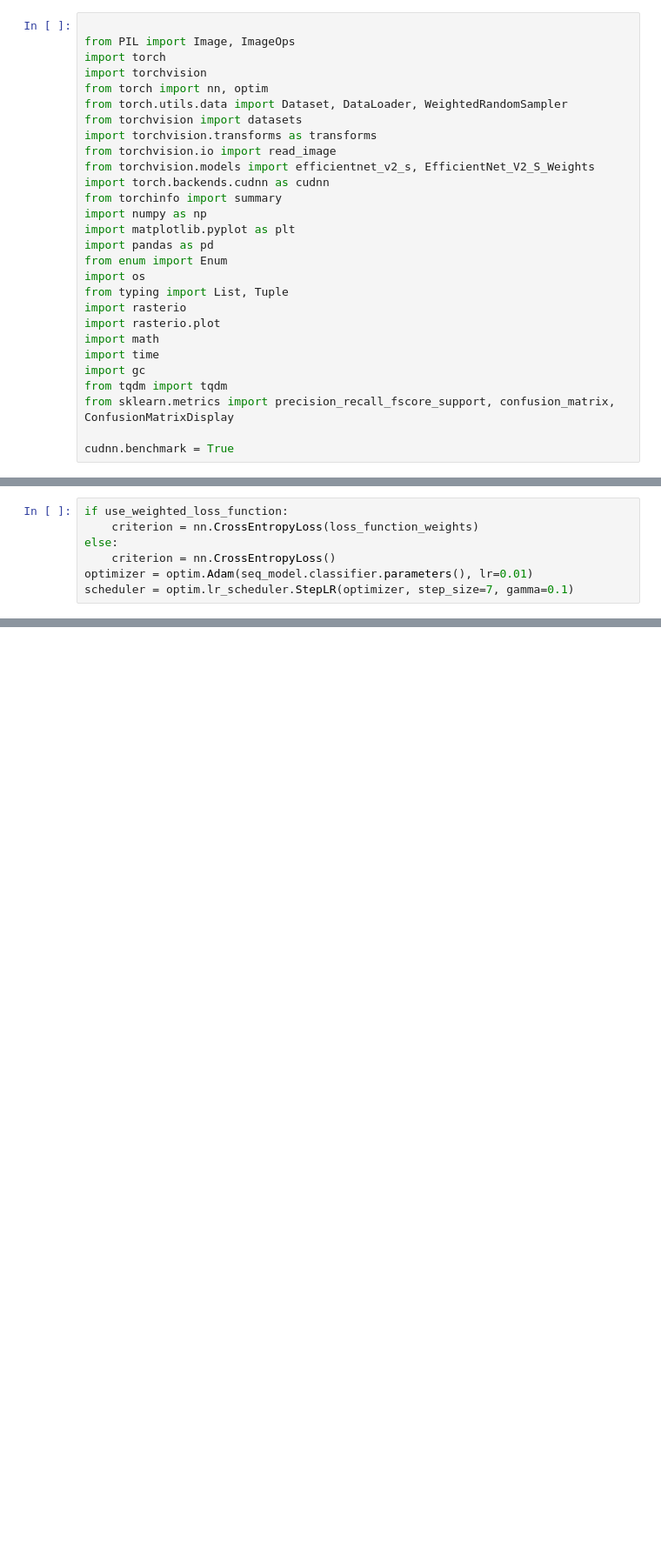
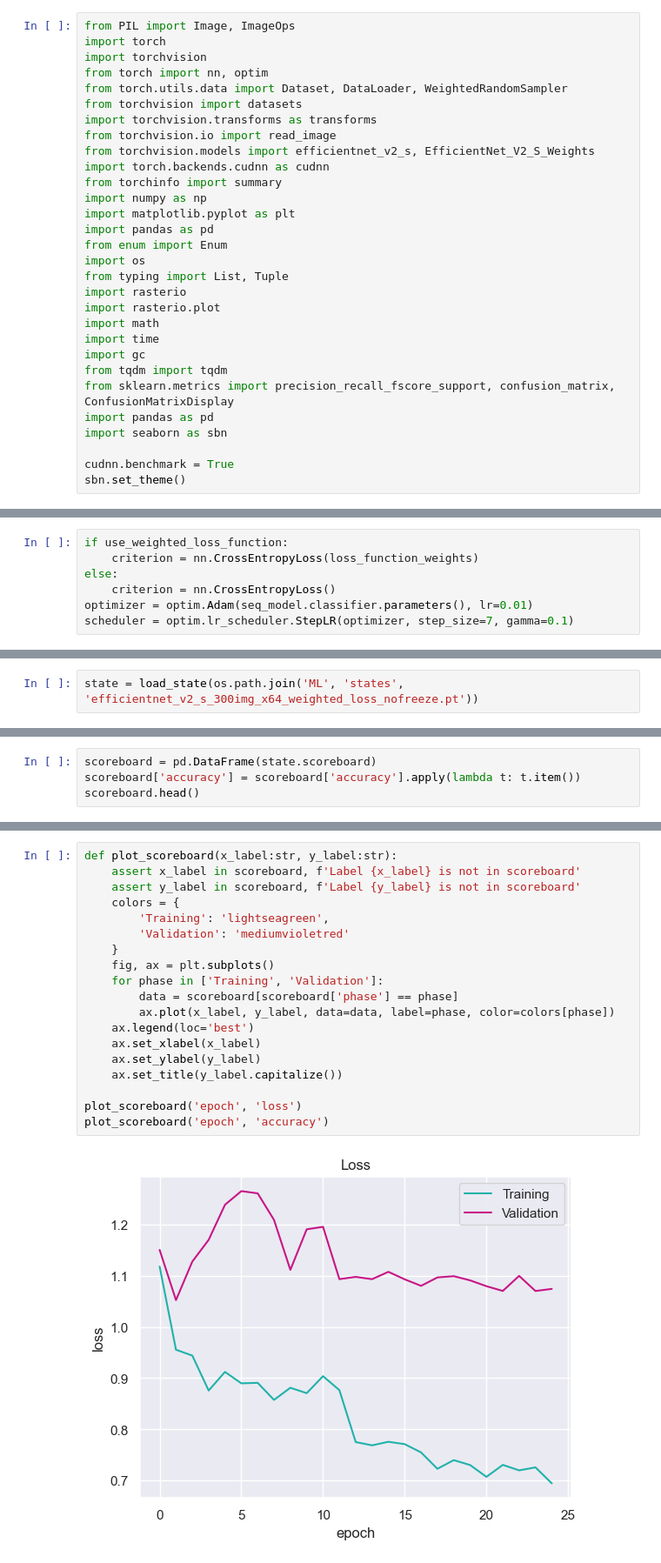
Before and after one commit to ErikWessel/MSCC-Notebooks, a Jupyter notebook: ml_program.ipynb, the cells around one changed output, grey strips where cells are left out. Shown: that part at 87% size. Cells and saved outputs as stored; diff of their text form; blank space fills up the shorter version.

```diff
--- a/ml_program.ipynb
+++ b/ml_program.ipynb
@@ -1,5 +1,4 @@
 # %%
-
 from PIL import Image, ImageOps
 import torch
 import torchvision
@@ -24,8 +23,11 @@ import time
 import gc
 from tqdm import tqdm
 from sklearn.metrics import precision_recall_fscore_support, confusion_matrix, ConfusionMatrixDisplay
+import pandas as pd
+import seaborn as sbn
 
 cudnn.benchmark = True
+sbn.set_theme()
 # %%
 ml_weights_dir = os.path.join('ML', 'weights')
 # %%
@@ -381,0 +468,2 @@ display_confusion_matrix(model_trained, validation_dataloader)
+# %%
+state = load_state(os.path.join('ML', 'states', 'efficientnet_v2_s_300img_x64_weighted_loss_nofreeze.pt'))
@@ -381,0 +472,4 @@ display_confusion_matrix(model_trained, validation_dataloader)
+# %%
+scoreboard = pd.DataFrame(state.scoreboard)
+scoreboard['accuracy'] = scoreboard['accuracy'].apply(lambda t: t.item())
+scoreboard.head()
@@ -381,0 +486,21 @@ display_confusion_matrix(model_trained, validation_dataloader)
+# %%
+def plot_scoreboard(x_label:str, y_label:str):
+    assert x_label in scoreboard, f'Label {x_label} is not in scoreboard'
+    assert y_label in scoreboard, f'Label {y_label} is not in scoreboard'
+    colors = {
+        'Training': 'lightseagreen',
+        'Validation': 'mediumvioletred'
+    }
+    fig, ax = plt.subplots()
+    for phase in ['Training', 'Validation']:
+        data = scoreboard[scoreboard['phase'] == phase]
+        ax.plot(x_label, y_label, data=data, label=phase, color=colors[phase])
+    ax.legend(loc='best')
+    ax.set_xlabel(x_label)
+    ax.set_ylabel(y_label)
+    ax.set_title(y_label.capitalize())
+
+plot_scoreboard('epoch', 'loss')
+plot_scoreboard('epoch', 'accuracy')
+# %% [output]
+[figure, added]
```
Also changed, not shown: parts of 21 cells of this notebook.
